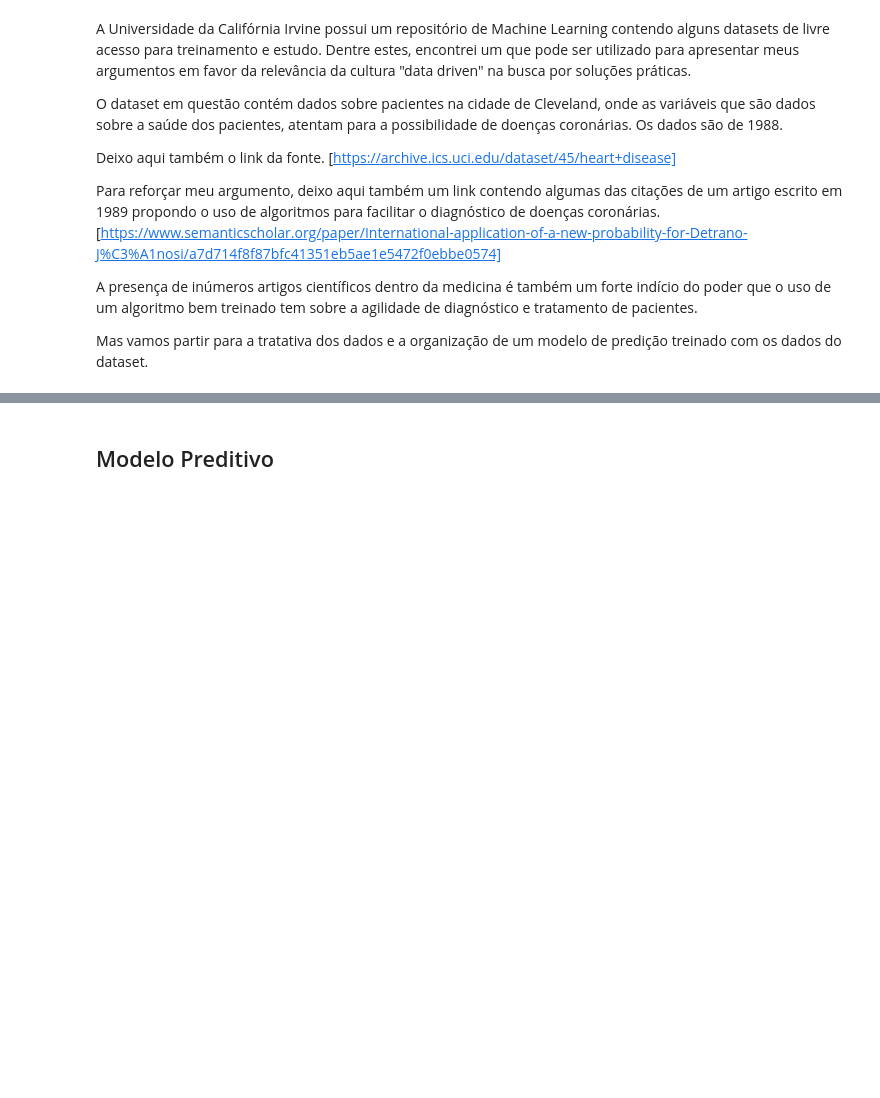
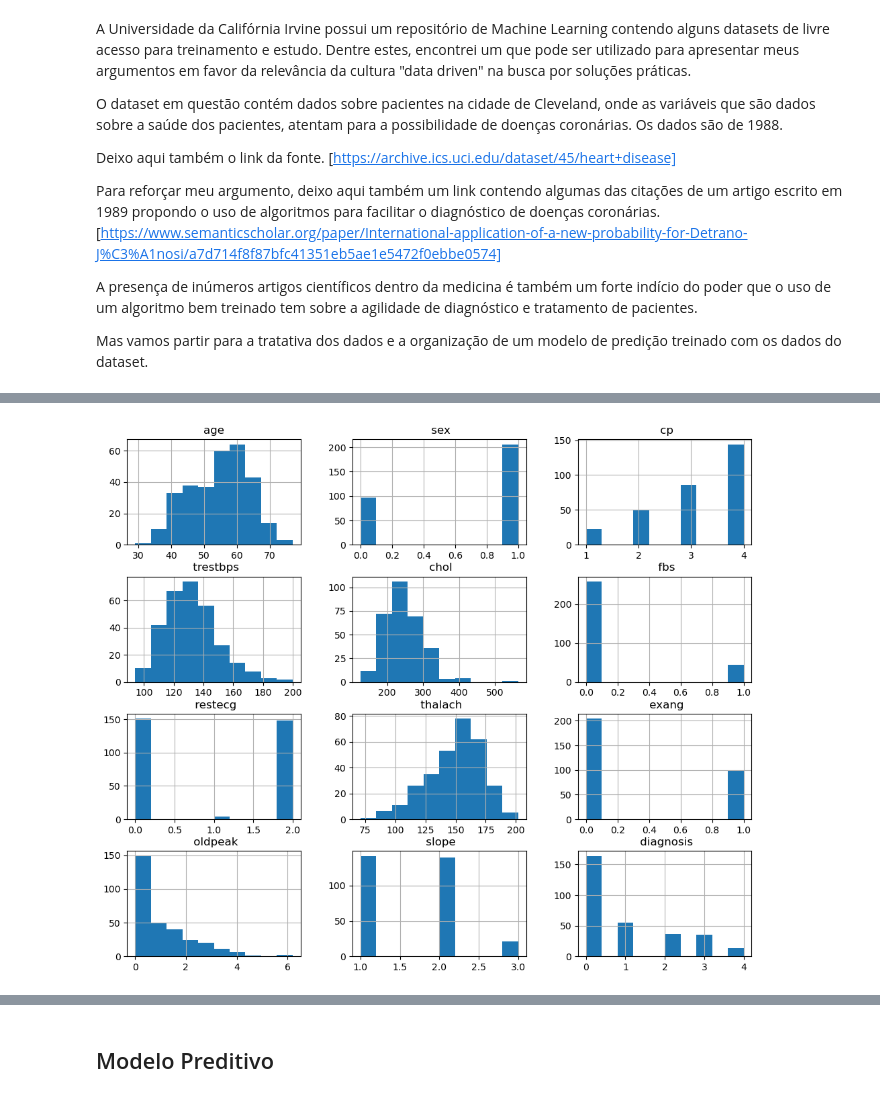
Before and after one commit to ajrsz/ProjetodeParceria, a Jupyter notebook: Projeto_de_Parceria.ipynb, the cells around one changed output, grey strips where cells are left out. Drawn from its saved outputs; the diff is of its cells as text; code cells hidden in the pictures; blank space fills up the shorter version.

```diff
--- a/Projeto_de_Parceria.ipynb
+++ b/Projeto_de_Parceria.ipynb
@@ -22,0 +131,6 @@ Mas vamos partir para a tratativa dos dados e a organização de um modelo de pr
+# %%
+# Analisar a distribuição das variáveis
+df.hist(figsize=(12, 10))
+plt.show()
+# %% [output]
+[figure, added]
```
Also changed, not shown: parts of 41 cells of this notebook.
